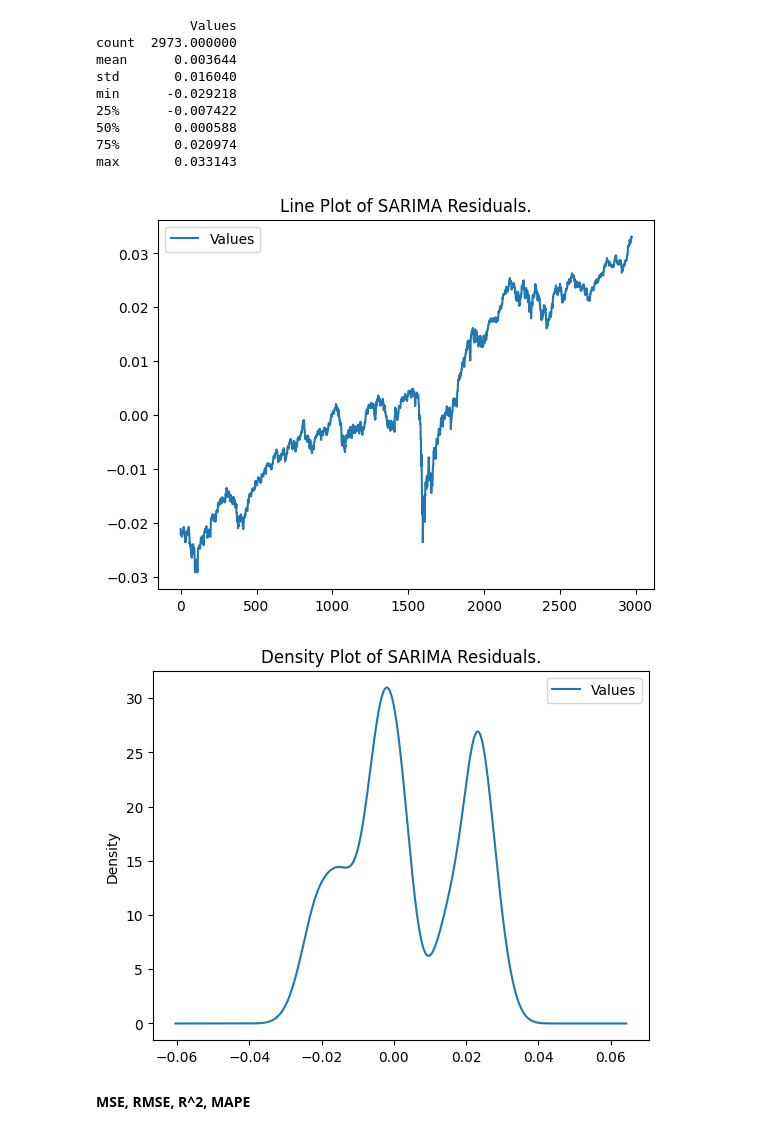
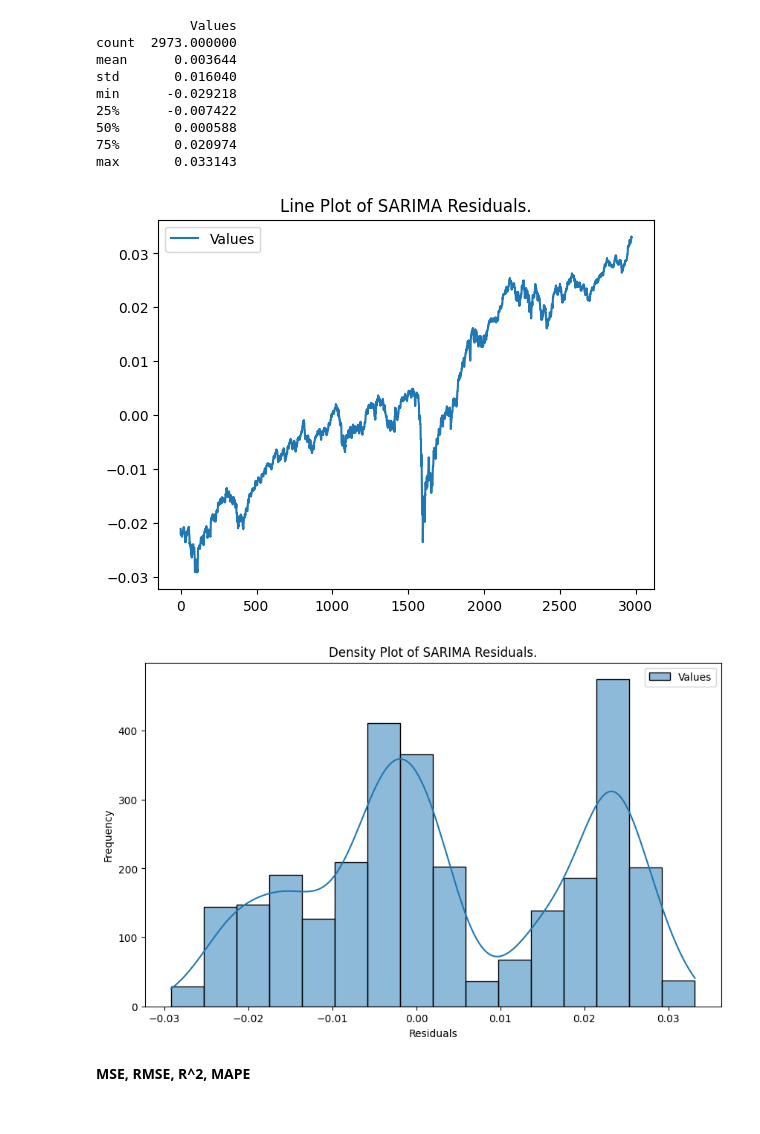
Before and after one commit to aymuos/masters-practise-repo, a Jupyter notebook: TSA_Nifty_50_Project.ipynb, the cells around one changed output. Drawn from its saved outputs; the diff is of its cells as text; code cells hidden in the pictures.

```diff
--- a/TSA_Nifty_50_Project.ipynb
+++ b/TSA_Nifty_50_Project.ipynb
@@ -818,15 +837,18 @@ max       0.033143
 # %%
 # line plot of residuals
 sarima_residuals.plot()
 plt.title("Line Plot of SARIMA Residuals.")
 
-# density plot of residuals
-sarima_residuals.plot(kind='kde')
+plt.figure(figsize=(10, 6))
+sns.histplot(sarima_residuals, kde=True)
+plt.title('Distribution of Residuals')
+plt.xlabel('Residuals')
+plt.ylabel('Frequency')
 plt.title("Density Plot of SARIMA Residuals.")
 plt.show()
 # %% [output]
 [figure]
-[figure, old version]
+[figure, new version]
 # %% [markdown]
 **MSE, RMSE, R^2, MAPE**
 # %%
```
Also changed, not shown: parts of 24 cells of this notebook.
